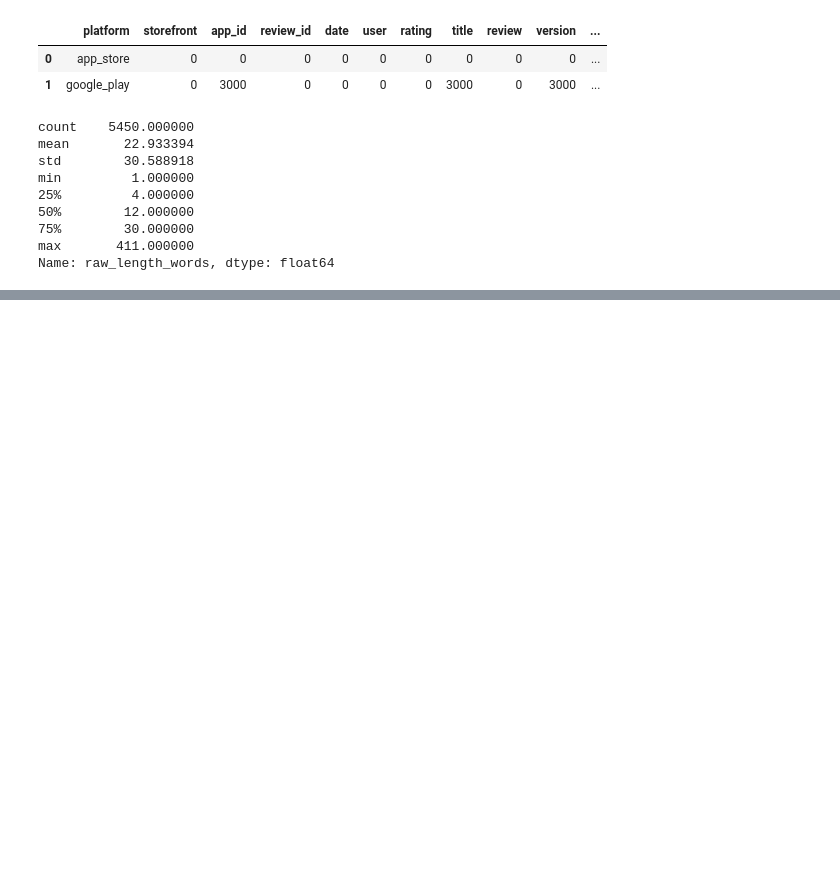
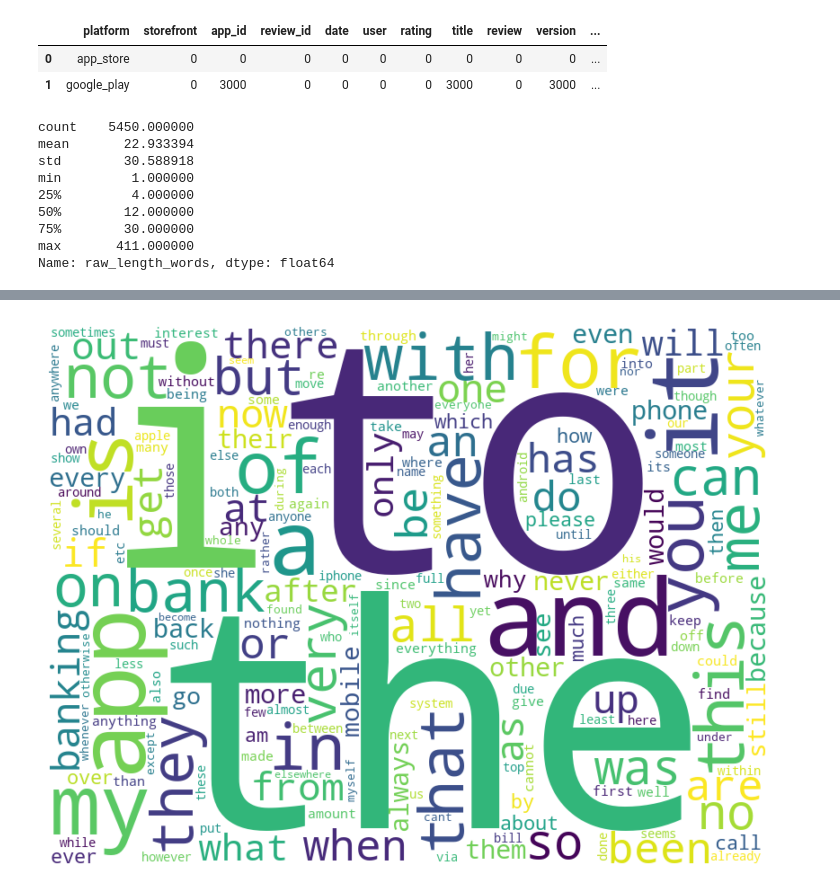
Before and after one commit to dpchi12/sentiment-analysis-for-banks-mobile-app-review, a Jupyter notebook: Model (old data)/old_approach_sentiment_analysis.ipynb, the cells around one changed output, grey strips where cells are left out. Drawn from its saved outputs; the diff is of its cells as text; code cells hidden in the pictures; blank space fills up the shorter version.

```diff
--- a/Model (old data)/old_approach_sentiment_analysis.ipynb
+++ b/Model (old data)/old_approach_sentiment_analysis.ipynb
@@ -192,0 +344,17 @@ plt.show()
+# %%
+custom_words = pd.DataFrame({
+    "word": ["app", "bank", "banking", "mobile", "iphone", "apple", "android", "phone"],
+    "lexicon": "custom"
+})
+
+default_stop_words = pd.DataFrame({
+    "word": list(ENGLISH_STOP_WORDS),
+    "lexicon": "sklearn"
+})
+
+custom_stop_words = pd.concat(
+    [custom_words, default_stop_words],
+    ignore_index=True
+).drop_duplicates(subset=["word"])
+
+custom_stop_words.head()
@@ -192,0 +404,12 @@ plt.show()
+# %%
+stop_words_set = set(custom_stop_words["word"].str.lower())
+
+removed_words = (
+    reviews_before_sw[reviews_before_sw["word"].isin(stop_words_set)]
+    .groupby("word")
+    .size()
+    .reset_index(name="n")
+    .sort_values("n", ascending=False)
+)
+
+removed_words.head()
@@ -192,0 +423,16 @@ plt.show()
+# %%
+word_freq = dict(zip(removed_words["word"], removed_words["n"]))
+
+wc = WordCloud(
+    width=800,
+    height=600,
+    background_color="white",
+    max_words=200
+).generate_from_frequencies(word_freq)
+
+plt.figure(figsize=(10, 7))
+plt.imshow(wc, interpolation="bilinear")
+plt.axis("off")
+plt.show()
+# %% [output]
+[figure, added]
```
Also changed, not shown: parts of 14 cells of this notebook.
